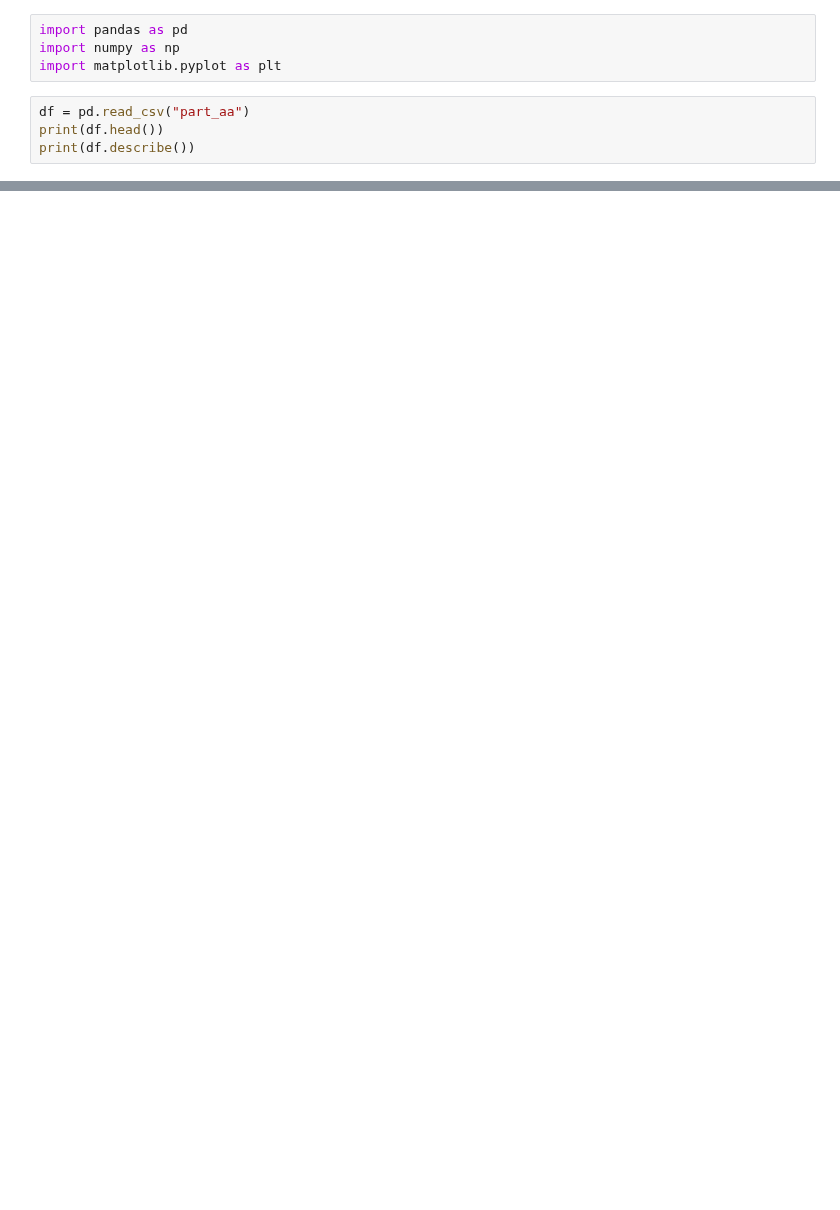
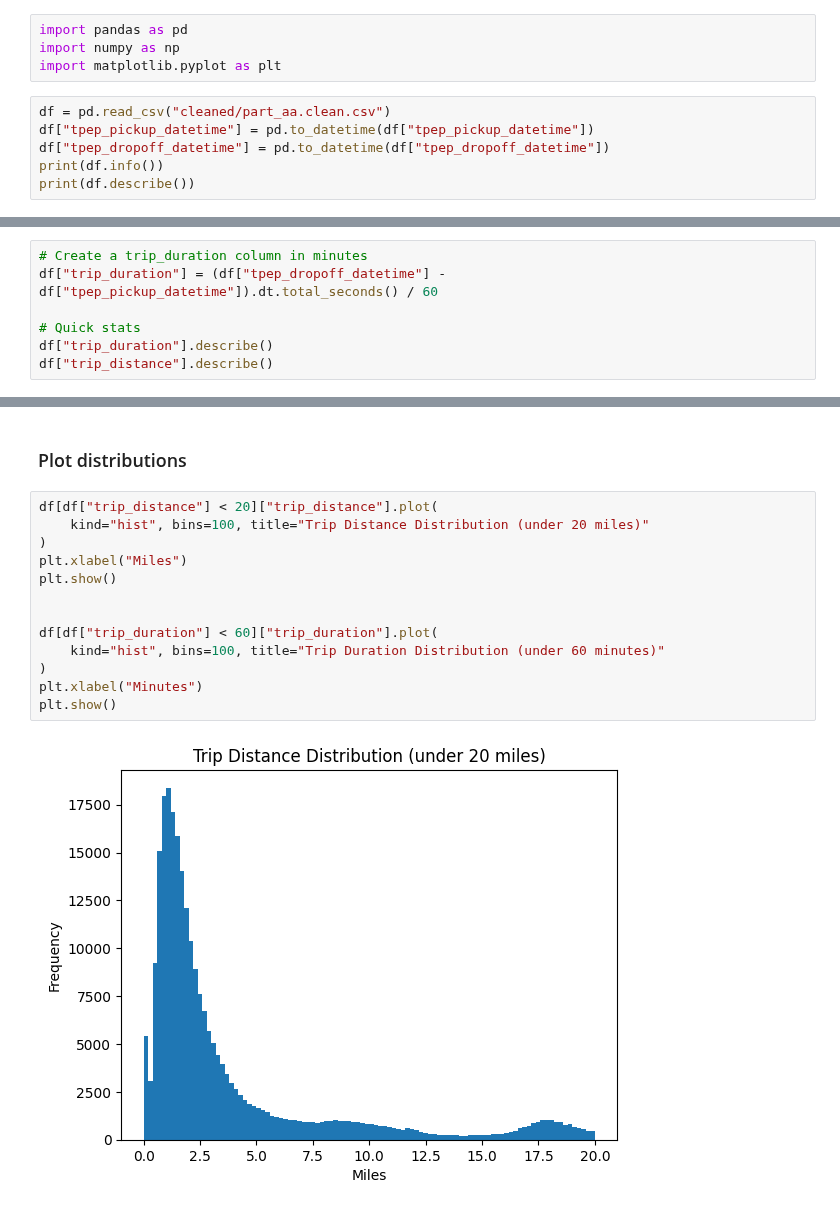
Before and after one commit to Benjam1nP/Statistic-Data-Sience-Project, a Jupyter notebook: Datenanalyse_Arthur.ipynb, the cells around one changed output, grey strips where cells are left out. Saved outputs shown, nothing was run; the diff lists cells and outputs as text; blank space fills up the shorter version.

```diff
--- a/Datenanalyse_Arthur.ipynb
+++ b/Datenanalyse_Arthur.ipynb
@@ -3,7 +3,9 @@ import pandas as pd
 import numpy as np
 import matplotlib.pyplot as plt
 # %%
-df = pd.read_csv("part_aa")
-print(df.head())
+df = pd.read_csv("cleaned/part_aa.clean.csv")
+df["tpep_pickup_datetime"] = pd.to_datetime(df["tpep_pickup_datetime"])
+df["tpep_dropoff_datetime"] = pd.to_datetime(df["tpep_dropoff_datetime"])
+print(df.info())
 print(df.describe())
 # %% [output]
@@ -26,0 +49,7 @@ max         1.250000
+# %%
+# Create a trip_duration column in minutes
+df["trip_duration"] = (df["tpep_dropoff_datetime"] - df["tpep_pickup_datetime"]).dt.total_seconds() / 60
+
+# Quick stats
+df["trip_duration"].describe()
+df["trip_distance"].describe()
@@ -26,0 +66,17 @@ max         1.250000
+# %% [markdown]
+### Plot distributions
+# %%
+df[df["trip_distance"] < 20]["trip_distance"].plot(
+    kind="hist", bins=100, title="Trip Distance Distribution (under 20 miles)"
+)
+plt.xlabel("Miles")
+plt.show()
+
+
+df[df["trip_duration"] < 60]["trip_duration"].plot(
+    kind="hist", bins=100, title="Trip Duration Distribution (under 60 minutes)"
+)
+plt.xlabel("Minutes")
+plt.show()
+# %% [output]
+[figure, added]
```
Also changed, not shown: parts of 11 cells of this notebook, 1 other file.
